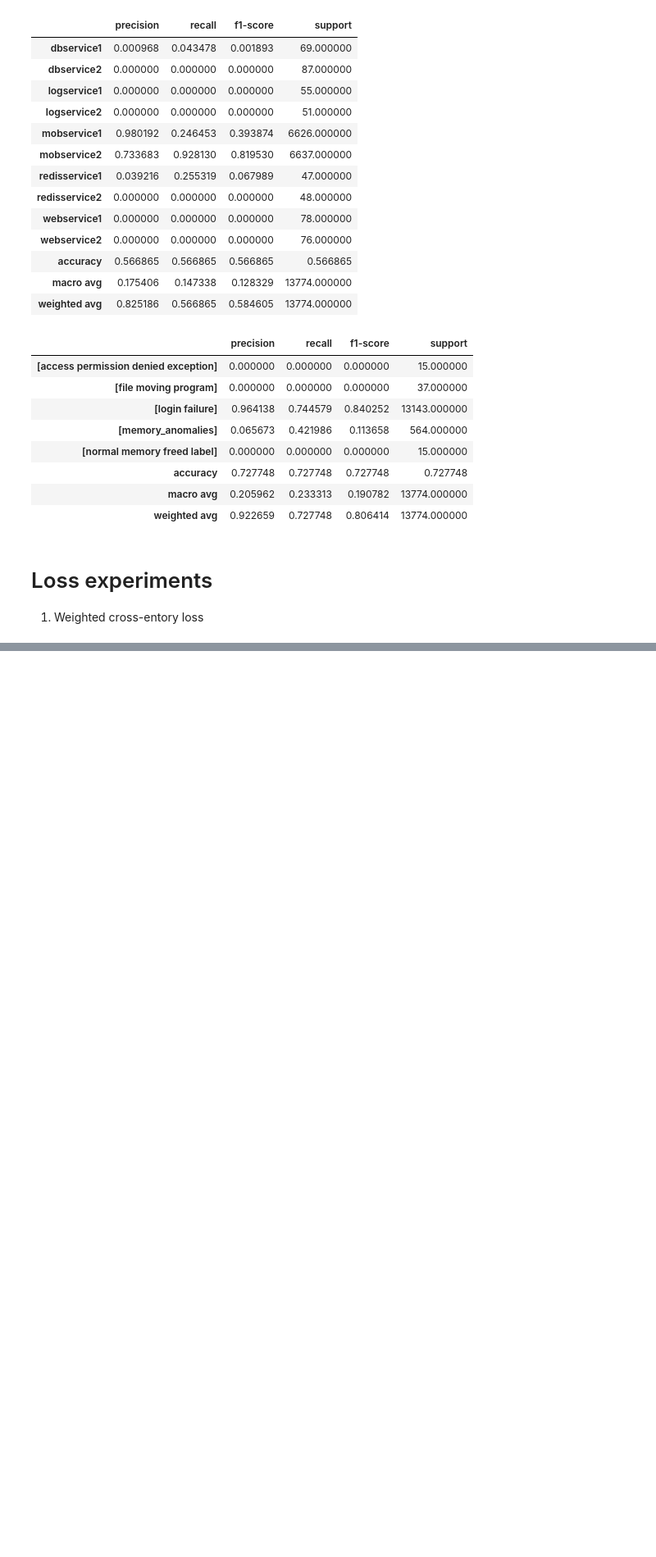
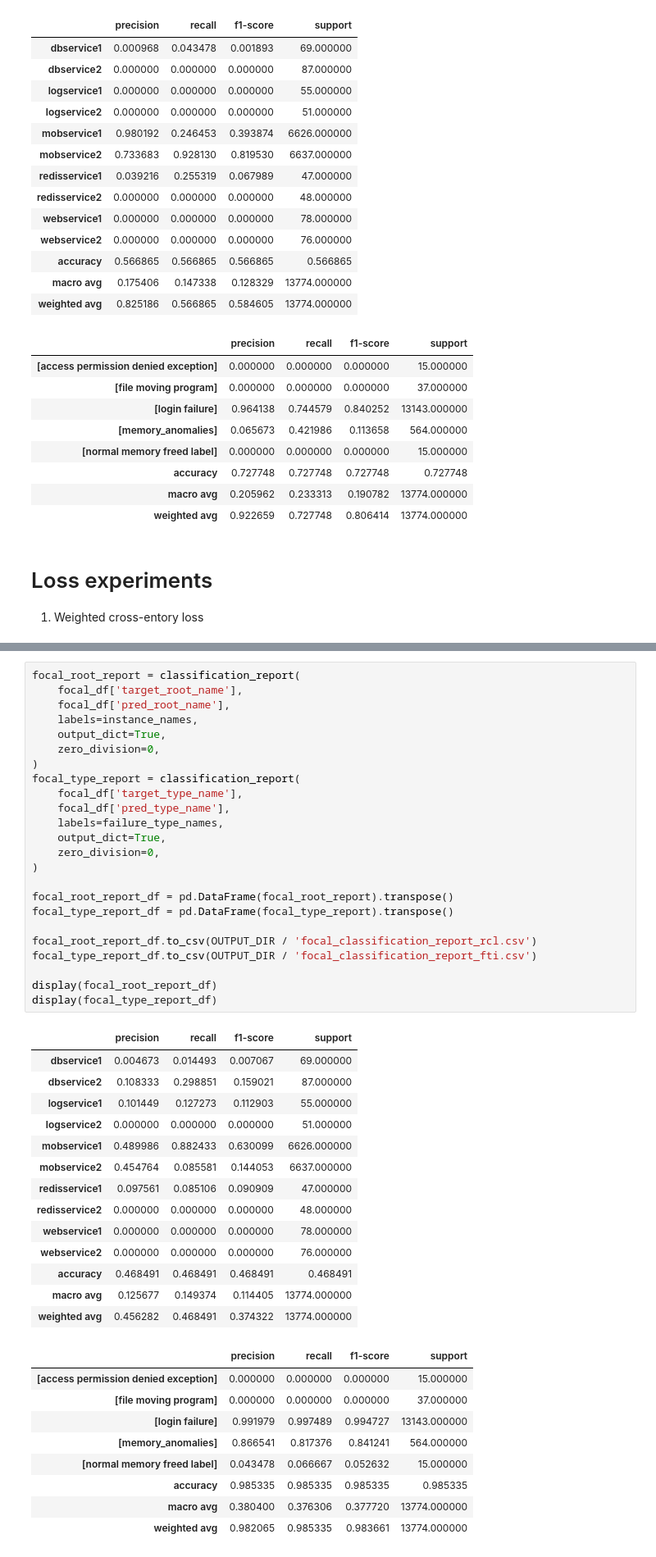
Before and after one commit to arinagoncharova2005/TransformerTVDiag, a Jupyter notebook: evaluate_predictions_full_corrected_labels.ipynb, the cells around one changed output, grey strips where cells are left out. Shown at 82% size. Saved outputs shown, nothing was run; the diff lists cells and outputs as text; blank space fills up the shorter version.

```diff
--- a/evaluate_predictions_full_corrected_labels.ipynb
+++ b/evaluate_predictions_full_corrected_labels.ipynb
@@ -773,0 +906,48 @@ display(only_traces_type_report_df)
+# %%
+focal_root_report = classification_report(
+    focal_df['target_root_name'],
+    focal_df['pred_root_name'],
+    labels=instance_names,
+    output_dict=True,
+    zero_division=0,
+)
+focal_type_report = classification_report(
+    focal_df['target_type_name'],
+    focal_df['pred_type_name'],
+    labels=failure_type_names,
+    output_dict=True,
+    zero_division=0,
+)
+
+focal_root_report_df = pd.DataFrame(focal_root_report).transpose()
+focal_type_report_df = pd.DataFrame(focal_type_report).transpose()
+
+focal_root_report_df.to_csv(OUTPUT_DIR / 'focal_classification_report_rcl.csv')
+focal_type_report_df.to_csv(OUTPUT_DIR / 'focal_classification_report_fti.csv')
+
+display(focal_root_report_df)
+display(focal_type_report_df)
+# %% [output]
+|  | precision | recall | f1-score | support |
+| dbservice1 | 0.004673 | 0.014493 | 0.007067 | 69.000000 |
+| dbservice2 | 0.108333 | 0.298851 | 0.159021 | 87.000000 |
+| logservice1 | 0.101449 | 0.127273 | 0.112903 | 55.000000 |
+| logservice2 | 0.000000 | 0.000000 | 0.000000 | 51.000000 |
+| mobservice1 | 0.489986 | 0.882433 | 0.630099 | 6626.000000 |
+| mobservice2 | 0.454764 | 0.085581 | 0.144053 | 6637.000000 |
+| redisservice1 | 0.097561 | 0.085106 | 0.090909 | 47.000000 |
+| redisservice2 | 0.000000 | 0.000000 | 0.000000 | 48.000000 |
+| webservice1 | 0.000000 | 0.000000 | 0.000000 | 78.000000 |
+| webservice2 | 0.000000 | 0.000000 | 0.000000 | 76.000000 |
+| accuracy | 0.468491 | 0.468491 | 0.468491 | 0.468491 |
+| macro avg | 0.125677 | 0.149374 | 0.114405 | 13774.000000 |
+| weighted avg | 0.456282 | 0.468491 | 0.374322 | 13774.000000 |
+|  | precision | recall | f1-score | support |
+| [access permission denied exception] | 0.000000 | 0.000000 | 0.000000 | 15.000000 |
+| [file moving program] | 0.000000 | 0.000000 | 0.000000 | 37.000000 |
+| [login failure] | 0.991979 | 0.997489 | 0.994727 | 13143.000000 |
+| [memory_anomalies] | 0.866541 | 0.817376 | 0.841241 | 564.000000 |
+| [normal memory freed label] | 0.043478 | 0.066667 | 0.052632 | 15.000000 |
+| accuracy | 0.985335 | 0.985335 | 0.985335 | 0.985335 |
+| macro avg | 0.380400 | 0.376306 | 0.377720 | 13774.000000 |
+| weighted avg | 0.982065 | 0.985335 | 0.983661 | 13774.000000 |
```
Also changed, not shown: parts of 9 cells of this notebook, 7 other files.
